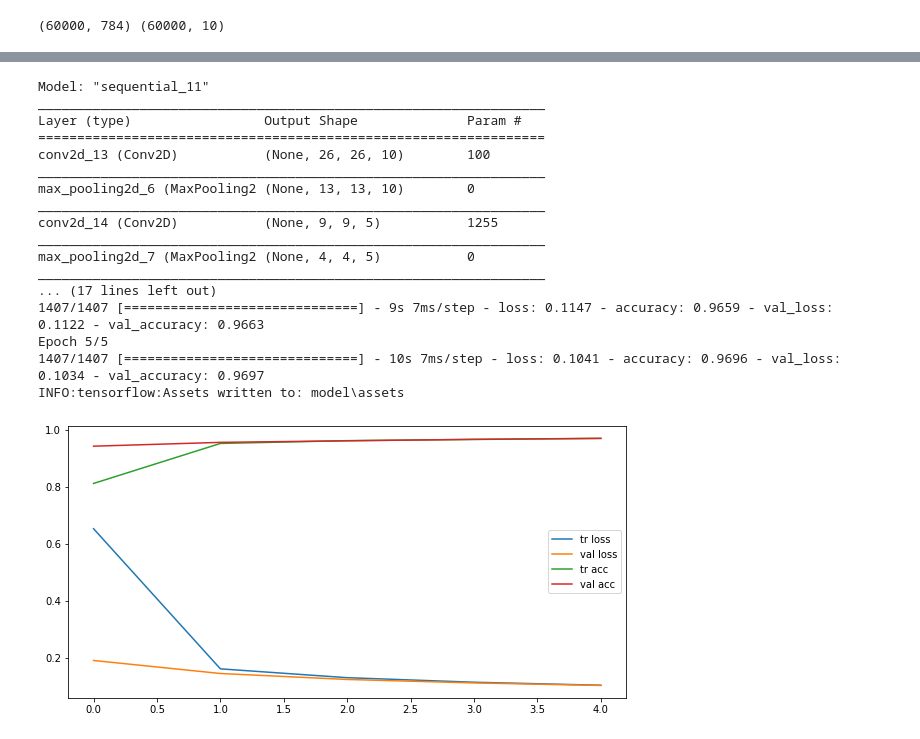
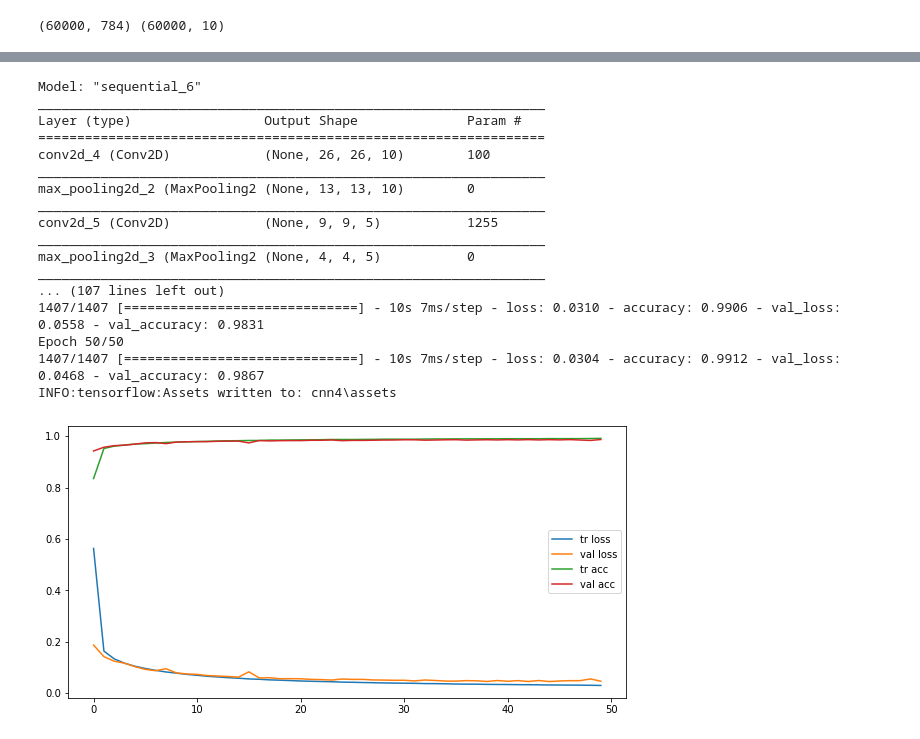
Before and after one commit to Gurdel/nn_keras_kannada_mnist, a Jupyter notebook: keras_mod1.ipynb, the cells around one changed output, grey strips where cells are left out. Cells and saved outputs as stored; diff of their text form; code cells hidden in the pictures.

```diff
--- a/keras_mod1.ipynb
+++ b/keras_mod1.ipynb
@@ -9,3 +9,5 @@ y = np_utils.to_categorical(y, 10)
 print(X.shape, y.shape)
 # %% [output]
 (60000, 784) (60000, 10)
+# %%
+n_epo = 50
@@ -205,43 +291,43 @@ model = keras.Sequential([
     keras.layers.Flatten(),
     keras.layers.Dense(10, activation='softmax')
 ])
 model.compile(loss='categorical_crossentropy', optimizer='sgd', metrics=['accuracy'])
 print(model.summary())
 
 from sklearn.model_selection import train_test_split
 X_train, X_val, y_train, y_val = train_test_split(X, y)
 
 X_train = X_train.reshape((-1, 28, 28, 1)).astype('float32')
 X_val = X_val.reshape((-1, 28, 28, 1)).astype('float32')
 print(X_train.shape, X_val.shape)
 
-res = model.fit(X_train, y_train, validation_data=(X_val, y_val), epochs=5)
-model.save('model')
+res = model.fit(X_train, y_train, validation_data=(X_val, y_val), epochs=n_epo)
+model.save('cnn4')
 
 from matplotlib import pyplot as plt
 plt.figure(figsize=(10, 5))
 plt.plot(res.history["loss"], label="tr loss")
 plt.plot(res.history["val_loss"], label="val loss")
 plt.plot(res.history["accuracy"], label="tr acc")
 plt.plot(res.history["val_accuracy"], label="val acc")
 plt.legend()
 plt.show()
 # %% [output]
-Model: "sequential_11"
+Model: "sequential_6"
 _________________________________________________________________
 Layer (type)                 Output Shape              Param #
 =================================================================
-conv2d_13 (Conv2D)           (None, 26, 26, 10)        100
+conv2d_4 (Conv2D)            (None, 26, 26, 10)        100
 _________________________________________________________________
-max_pooling2d_6 (MaxPooling2 (None, 13, 13, 10)        0
+max_pooling2d_2 (MaxPooling2 (None, 13, 13, 10)        0
 _________________________________________________________________
-conv2d_14 (Conv2D)           (None, 9, 9, 5)           1255
+conv2d_5 (Conv2D)            (None, 9, 9, 5)           1255
 _________________________________________________________________
-max_pooling2d_7 (MaxPooling2 (None, 4, 4, 5)           0
+max_pooling2d_3 (MaxPooling2 (None, 4, 4, 5)           0
 _________________________________________________________________
-... (17 lines left out)
-1407/1407 [==============================] - 9s 7ms/step - loss: 0.1147 - accuracy: 0.9659 - val_loss: 0.1122 - val_accuracy: 0.9663
-Epoch 5/5
-1407/1407 [==============================] - 10s 7ms/step - loss: 0.1041 - accuracy: 0.9696 - val_loss: 0.1034 - val_accuracy: 0.9697
-INFO:tensorflow:Assets written to: model\assets
+... (107 lines left out)
+1407/1407 [==============================] - 10s 7ms/step - loss: 0.0310 - accuracy: 0.9906 - val_loss: 0.0558 - val_accuracy: 0.9831
+Epoch 50/50
+1407/1407 [==============================] - 10s 7ms/step - loss: 0.0304 - accuracy: 0.9912 - val_loss: 0.0468 - val_accuracy: 0.9867
+INFO:tensorflow:Assets written to: cnn4\assets
-[figure, old version]
+[figure, new version]
```
Also changed, not shown: parts of 9 cells of this notebook, 31 other files.
